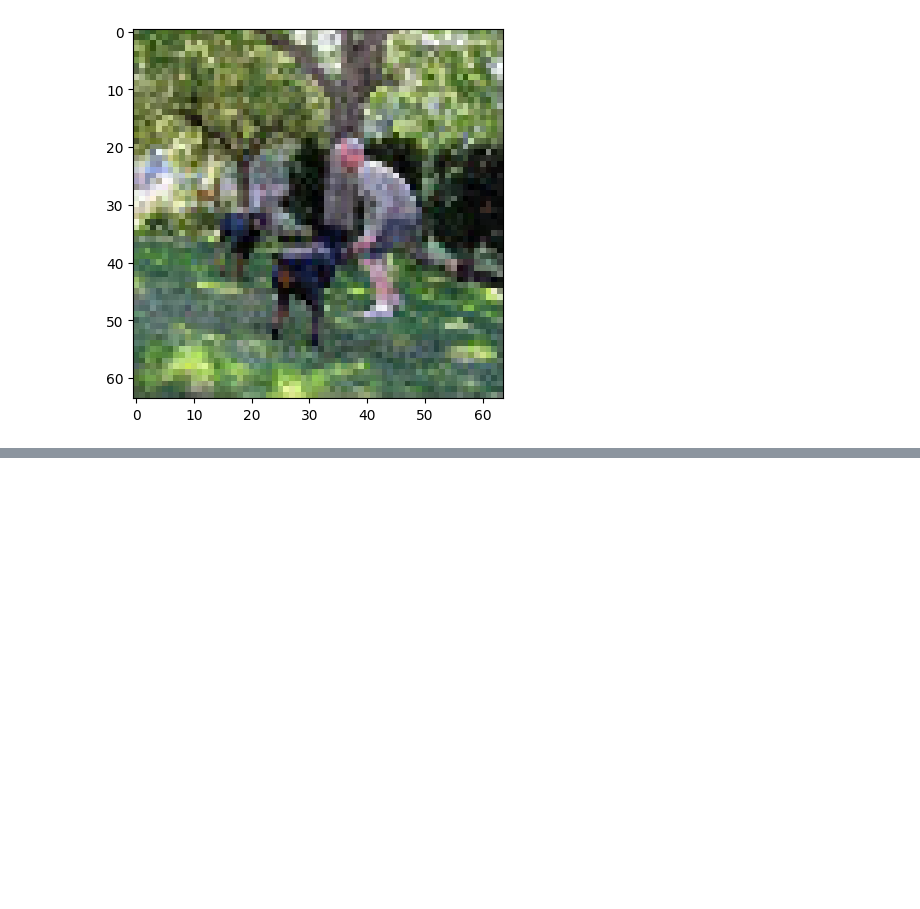
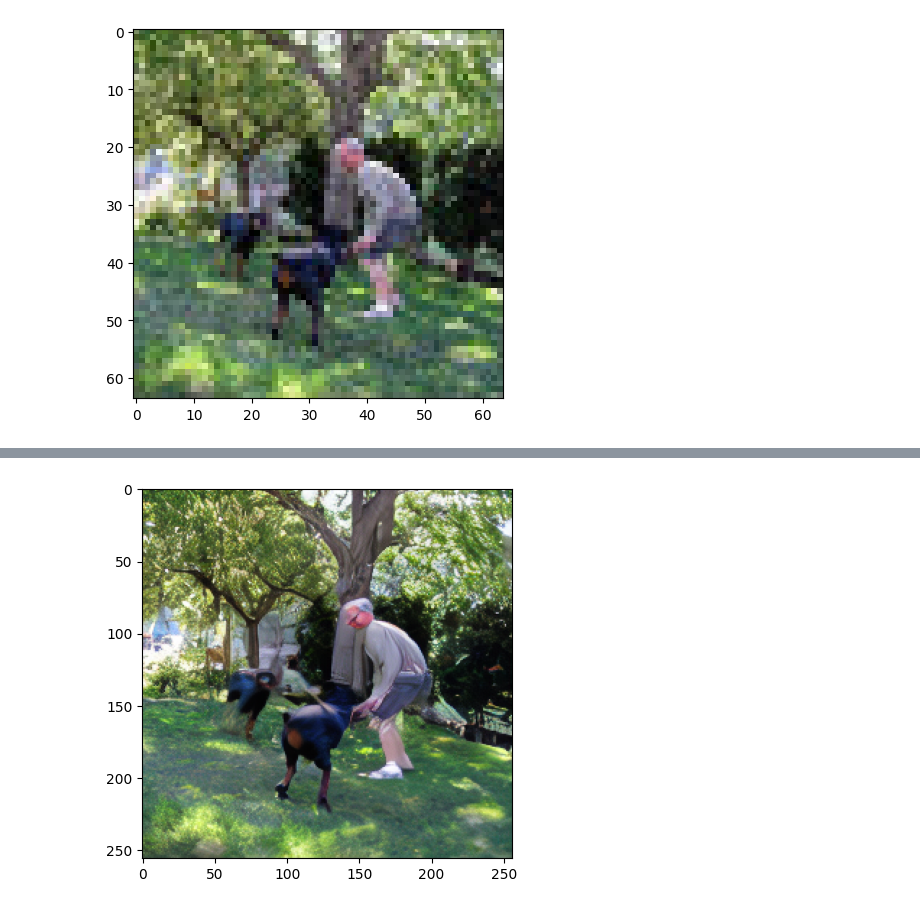
Before and after one commit to daniil-shlenskii/resshift-continuous-in-time, a Jupyter notebook: playground/pgd.ipynb, the cells around one changed output, grey strips where cells are left out. Cells and saved outputs as stored; diff of their text form; code cells hidden in the pictures; blank space fills up the shorter version.

```diff
--- a/playground/pgd.ipynb
+++ b/playground/pgd.ipynb
@@ -61,0 +64,6 @@ Clipping input data to the valid range for imshow with RGB data ([0..1] for floa
+# %%
+timesteps = torch.tensor(list(np.linspace(0, 1, nfe//2 + 1))[::-1])
+out = heun_sampler(timesteps, lq)
+plot_tensor(out)
+# %% [output]
+[figure, added]
```
Also changed, not shown: parts of 6 cells of this notebook.
